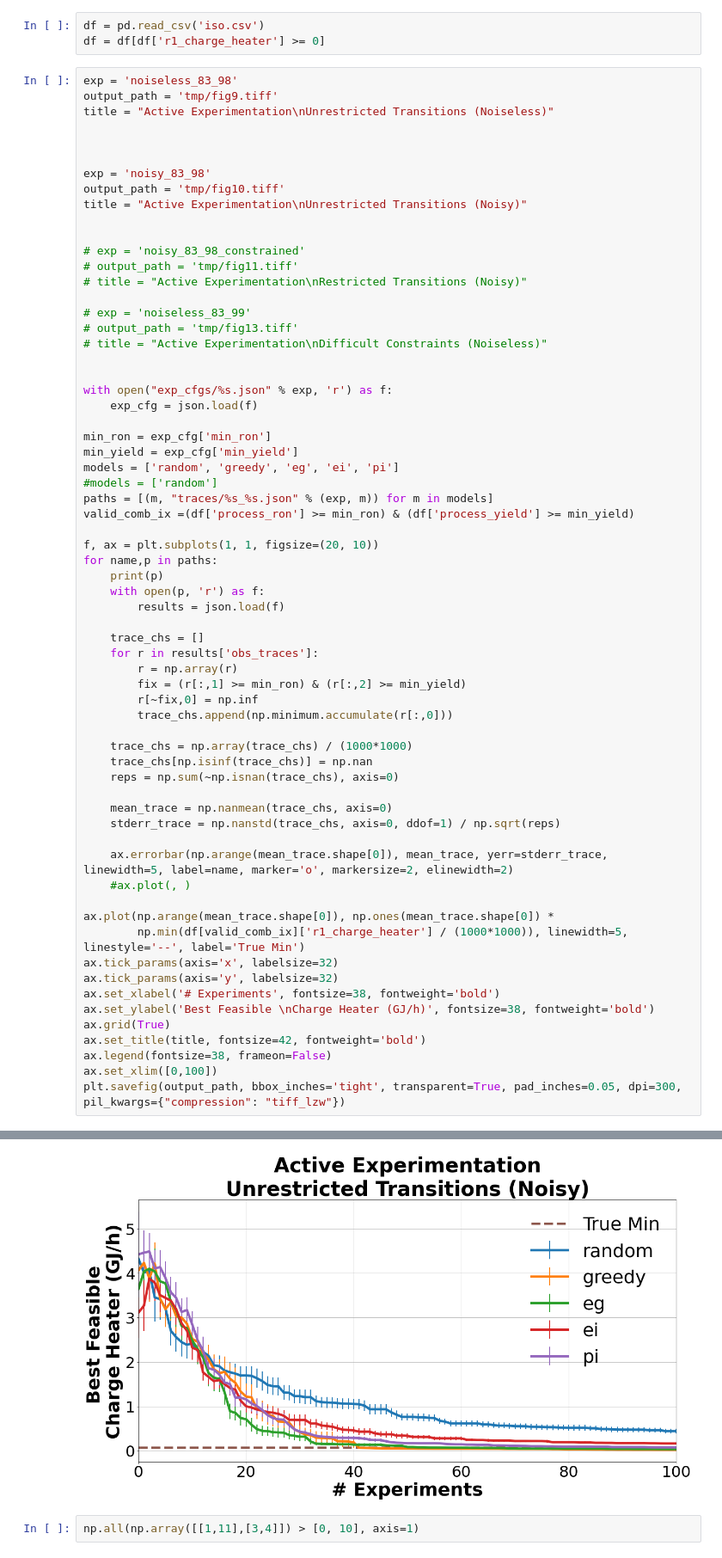
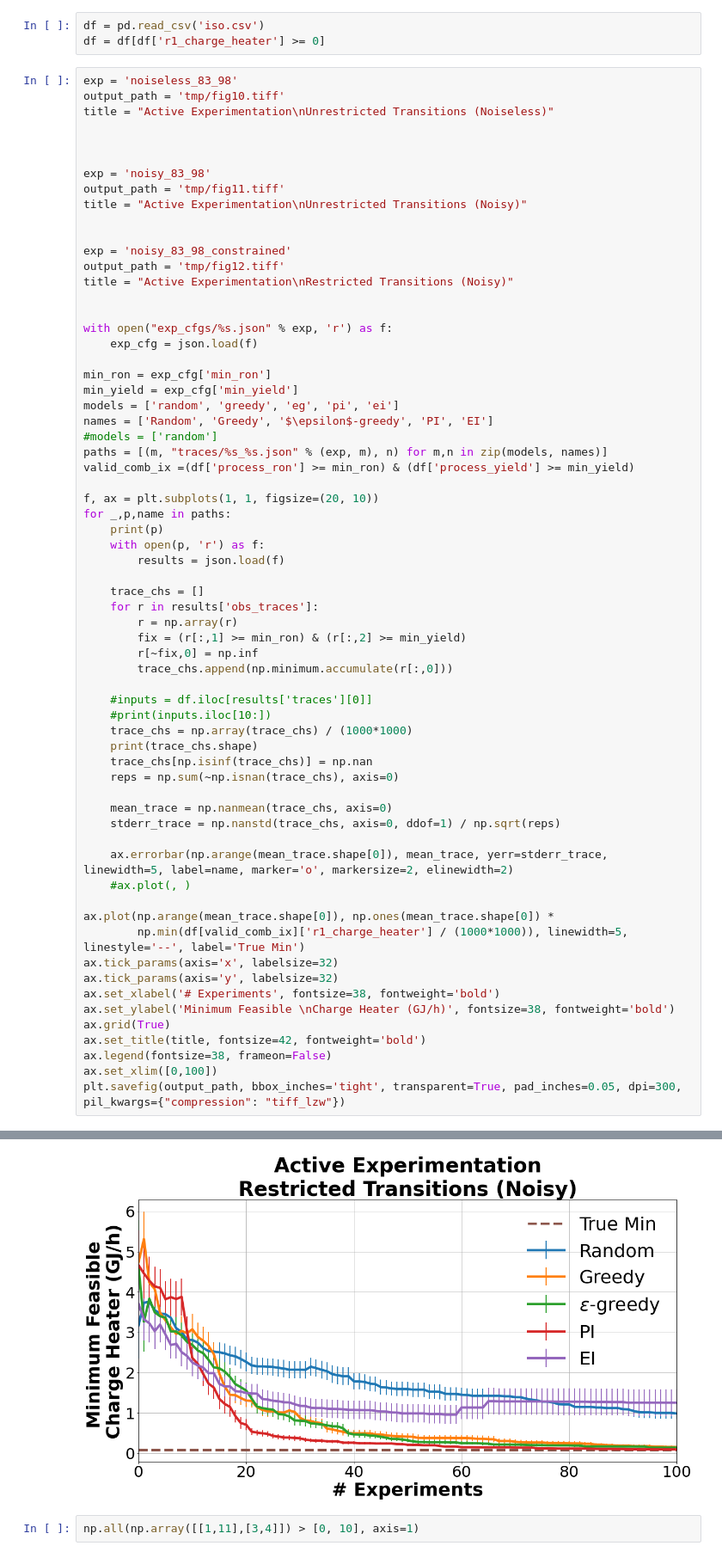
Before and after one commit to KISRDevelopment/iso-exploration, a Jupyter notebook: plot_traces.ipynb, the cells around one changed output, grey strips where cells are left out. Shown at 86% size. Saved outputs shown, nothing was run; the diff lists cells and outputs as text.

```diff
--- a/plot_traces.ipynb
+++ b/plot_traces.ipynb
@@ -8,23 +8,19 @@ df = pd.read_csv('iso.csv')
 df = df[df['r1_charge_heater'] >= 0]
 # %%
 exp = 'noiseless_83_98'
-output_path = 'tmp/fig9.tiff'
+output_path = 'tmp/fig10.tiff'
 title = "Active Experimentation\nUnrestricted Transitions (Noiseless)"
 
 
 
 exp = 'noisy_83_98'
-output_path = 'tmp/fig10.tiff'
+output_path = 'tmp/fig11.tiff'
 title = "Active Experimentation\nUnrestricted Transitions (Noisy)"
 
 
-# exp = 'noisy_83_98_constrained'
-# output_path = 'tmp/fig11.tiff'
-# title = "Active Experimentation\nRestricted Transitions (Noisy)"
-
-# exp = 'noiseless_83_99'
-# output_path = 'tmp/fig13.tiff'
-# title = "Active Experimentation\nDifficult Constraints (Noiseless)"
+exp = 'noisy_83_98_constrained'
+output_path = 'tmp/fig12.tiff'
+title = "Active Experimentation\nRestricted Transitions (Noisy)"
 
 
 with open("exp_cfgs/%s.json" % exp, 'r') as f:
@@ -32,13 +28,14 @@ with open("exp_cfgs/%s.json" % exp, 'r') as f:
 
 min_ron = exp_cfg['min_ron']
 min_yield = exp_cfg['min_yield']
-models = ['random', 'greedy', 'eg', 'ei', 'pi']
+models = ['random', 'greedy', 'eg', 'pi', 'ei']
+names = ['Random', 'Greedy', '$\epsilon$-greedy', 'PI', 'EI']
 #models = ['random']
-paths = [(m, "traces/%s_%s.json" % (exp, m)) for m in models]
+paths = [(m, "traces/%s_%s.json" % (exp, m), n) for m,n in zip(models, names)]
 valid_comb_ix =(df['process_ron'] >= min_ron) & (df['process_yield'] >= min_yield)
 
 f, ax = plt.subplots(1, 1, figsize=(20, 10))
-for name,p in paths:
+for _,p,name in paths:
     print(p)
     with open(p, 'r') as f:
         results = json.load(f)
@@ -50,7 +47,10 @@ for name,p in paths:
         r[~fix,0] = np.inf
         trace_chs.append(np.minimum.accumulate(r[:,0]))
 
+    #inputs = df.iloc[results['traces'][0]]
+    #print(inputs.iloc[10:])
     trace_chs = np.array(trace_chs) / (1000*1000)
+    print(trace_chs.shape)
     trace_chs[np.isinf(trace_chs)] = np.nan
     reps = np.sum(~np.isnan(trace_chs), axis=0)
 
@@ -65,7 +65,7 @@ ax.plot(np.arange(mean_trace.shape[0]), np.ones(mean_trace.shape[0]) *
 ax.tick_params(axis='x', labelsize=32)
 ax.tick_params(axis='y', labelsize=32)
 ax.set_xlabel('# Experiments', fontsize=38, fontweight='bold')
-ax.set_ylabel('Best Feasible \nCharge Heater (GJ/h)', fontsize=38, fontweight='bold')
+ax.set_ylabel('Minimum Feasible \nCharge Heater (GJ/h)', fontsize=38, fontweight='bold')
 ax.grid(True)
 ax.set_title(title, fontsize=42, fontweight='bold')
 ax.legend(fontsize=38, frameon=False)
@@ -80,4 +85,4 @@ traces/noisy_83_98_pi.json
-[figure, old version]
+[figure, new version]
 # %%
 np.all(np.array([[1,11],[3,4]]) > [0, 10], axis=1)
 # %% [output]
```
Also changed, not shown: parts of 3 cells of this notebook.
